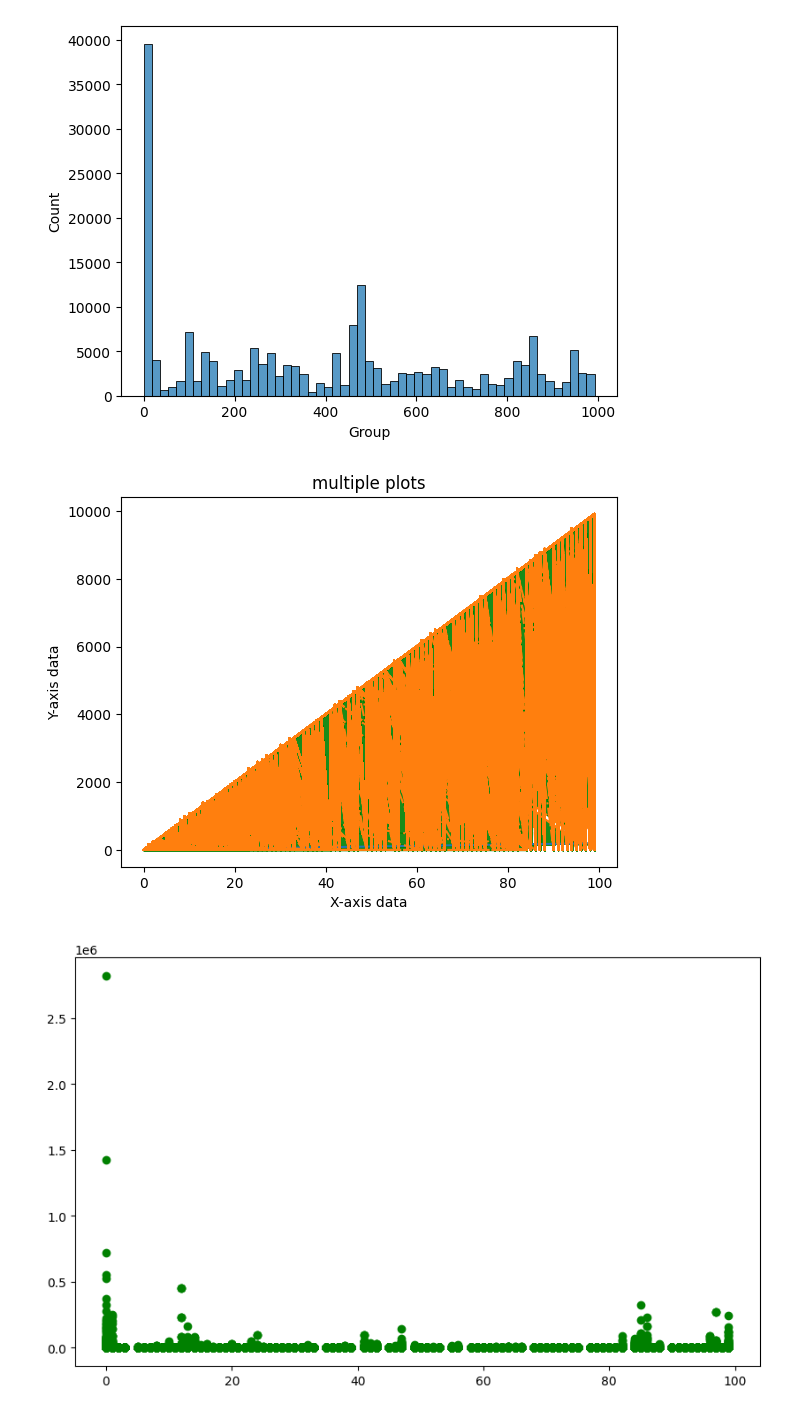
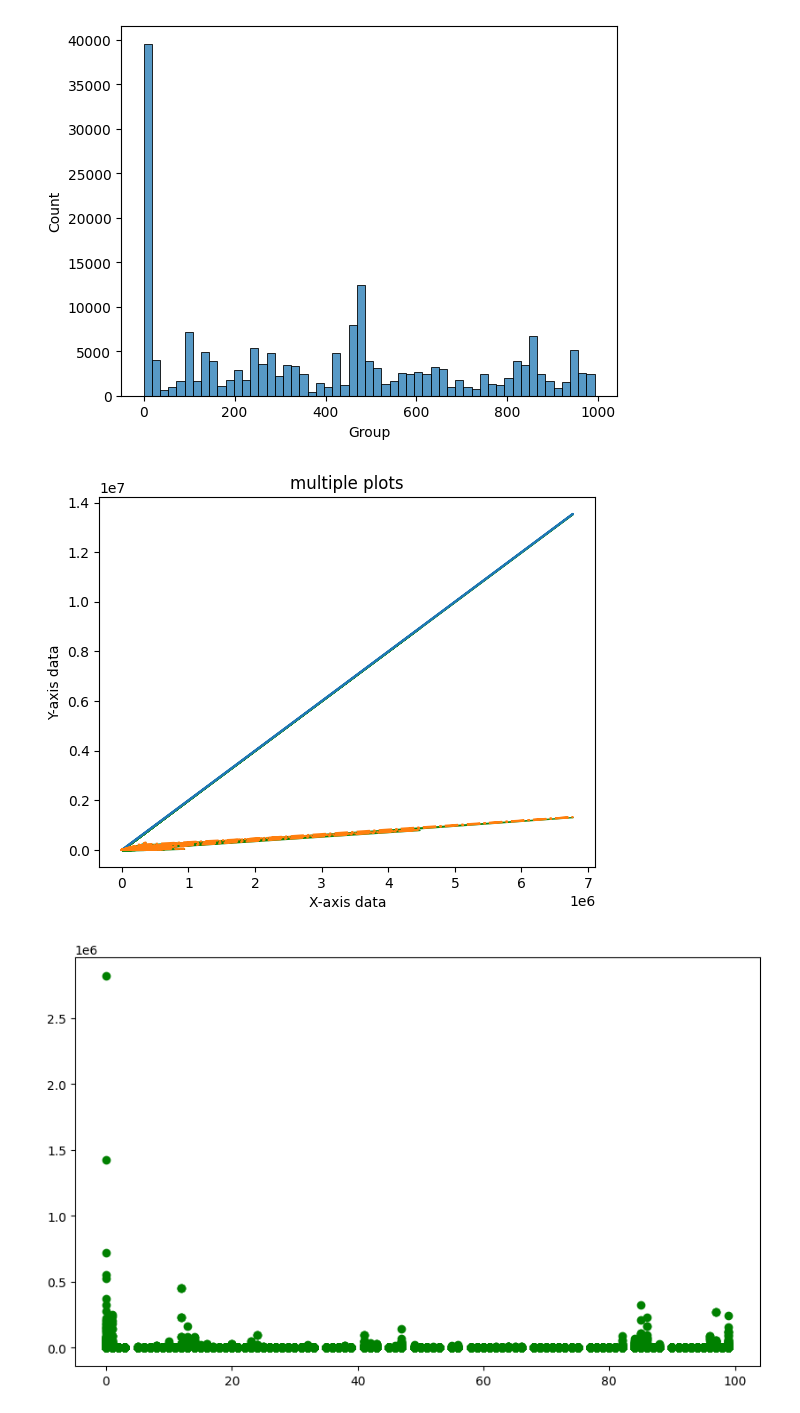
Before and after one commit to sarathifz/CT-project, a Jupyter notebook: final_test1.ipynb, the cells around one changed output. Cells and saved outputs as stored; diff of their text form; code cells hidden in the pictures.

```diff
--- a/final_test1.ipynb
+++ b/final_test1.ipynb
@@ -184,22 +186,22 @@ sns.histplot(x='Group', data=df)
 <Axes: xlabel='Group', ylabel='Count'>
 [figure]
 # %%
-x = np.array(list(df['Division']))
+x = np.array(list(df['Main Workers - Rural -  Persons']))
 y = x*2
 
 plt.plot(x, y)
 
-x1 = list(df['Group'])
-y1 = list(df['Class'])
+x1 = list(df['Main Workers - Rural - Males'])
+y1 = list(df['Main Workers - Rural - Females'])
 plt.plot(x, y1, '-.')
 plt.xlabel("X-axis data")
 plt.ylabel("Y-axis data")
 plt.title('multiple plots')
 
 plt.fill_between(x, y, y1, color='green', alpha=0.9)
 plt.show()
 # %% [output]
-[figure, old version]
+[figure, new version]
 # %%
 plt.figure(figsize=(10, 6))
 x =list(df['Division'])
```
Also changed, not shown: parts of 9 cells of this notebook.
